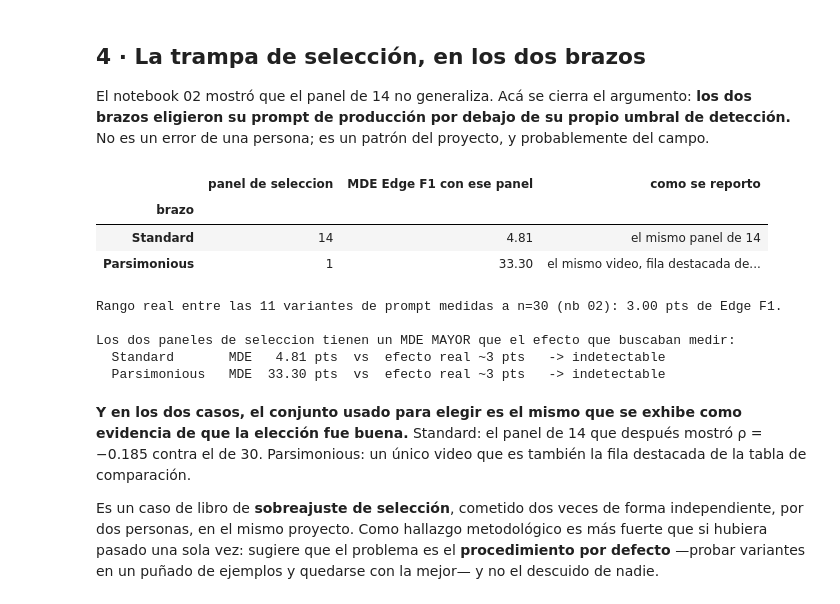
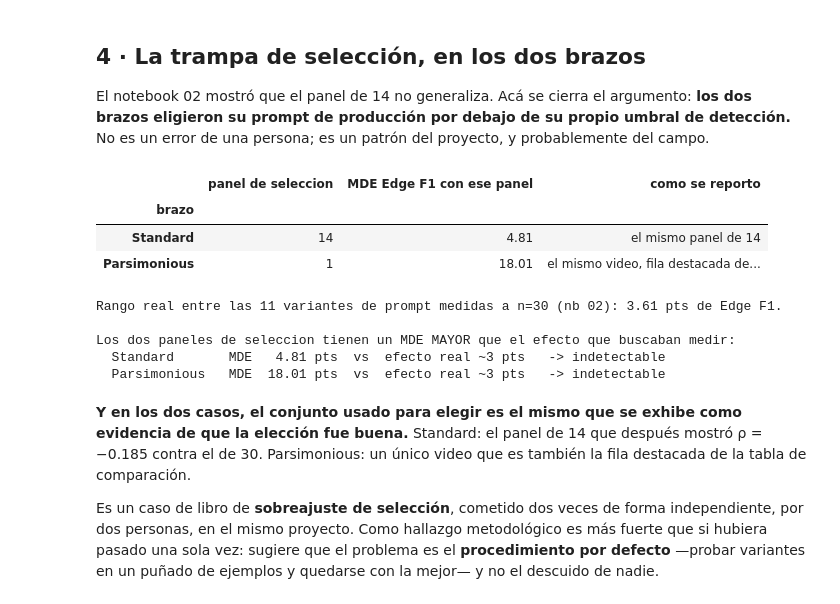
Before and after one commit to stevenijm777/AWS-Architecture, a Jupyter notebook: notebooks/10_parsimonious_segundo_brazo.ipynb, the cells around one changed output. Saved outputs shown, nothing was run; the diff lists cells and outputs as text; code cells hidden in the pictures.

```diff
--- a/notebooks/10_parsimonious_segundo_brazo.ipynb
+++ b/notebooks/10_parsimonious_segundo_brazo.ipynb
@@ -224,33 +233,38 @@ dos brazos eligieron su prompt de producción por debajo de su propio umbral de
 No es un error de una persona; es un patrón del proyecto, y probablemente del campo.
 # %%
 sigma_edge_std  = piso_std["Edge F1"]["sigma_d"]
-sigma_edge_pars = df.d_edge.std(ddof=1)
+# El MDE de la trampa de seleccion se calcula con el piso de STANDARD, el unico
+# calibrado con metodologia controlada. Usar el sigma_d de la re-corrida de Parsimonious
+# daria un umbral mayor —y por tanto un argumento mas comodo— apoyado en una medicion
+# que incluye deriva. Con el piso de Standard el argumento es mas conservador y sigue
+# sosteniendose: el umbral supera al efecto buscado por un factor de tres.
+sigma_edge_pars = sigma_edge_std   # ver aviso de la celda anterior
 
 trampa = pd.DataFrame([
     {"brazo": "Standard", "panel de seleccion": 14,
      "MDE Edge F1 con ese panel": Z * sigma_edge_std / np.sqrt(14),
      "como se reporto": "el mismo panel de 14"},
     {"brazo": "Parsimonious", "panel de seleccion": 1,
      "MDE Edge F1 con ese panel": Z * sigma_edge_pars / np.sqrt(1),
      "como se reporto": "el mismo video, fila destacada de la tabla"},
 ]).set_index("brazo")
 display(trampa.round(2))
 
-print("Rango real entre las 11 variantes de prompt medidas a n=30 (nb 02): 3.00 pts de Edge F1.")
+print("Rango real entre las 11 variantes de prompt medidas a n=30 (nb 02): 3.61 pts de Edge F1.")
 print("\nLos dos paneles de seleccion tienen un MDE MAYOR que el efecto que buscaban medir:")
 for b, row in trampa.iterrows():
     print(f"  {b:<14} MDE {row['MDE Edge F1 con ese panel']:6.2f} pts  vs  efecto real ~3 pts"
           f"   -> {'indetectable' if row['MDE Edge F1 con ese panel'] > 3 else 'detectable'}")
 # %% [output]
 |  | panel de seleccion | MDE Edge F1 con ese panel | como se reporto |
 | brazo |  |  |  |
 | Standard | 14 | 4.81 | el mismo panel de 14 |
-| Parsimonious | 1 | 33.30 | el mismo video, fila destacada de... |
+| Parsimonious | 1 | 18.01 | el mismo video, fila destacada de... |
-Rango real entre las 11 variantes de prompt medidas a n=30 (nb 02): 3.00 pts de Edge F1.
+Rango real entre las 11 variantes de prompt medidas a n=30 (nb 02): 3.61 pts de Edge F1.
 
 Los dos paneles de seleccion tienen un MDE MAYOR que el efecto que buscaban medir:
   Standard       MDE   4.81 pts  vs  efecto real ~3 pts   -> indetectable
-  Parsimonious   MDE  33.30 pts  vs  efecto real ~3 pts   -> indetectable
+  Parsimonious   MDE  18.01 pts  vs  efecto real ~3 pts   -> indetectable
 # %% [markdown]
 **Y en los dos casos, el conjunto usado para elegir es el mismo que se exhibe como
 evidencia de que la elección fue buena.** Standard: el panel de 14 que después mostró
```
Also changed, not shown: parts of 2 cells of this notebook, 5 other files.
